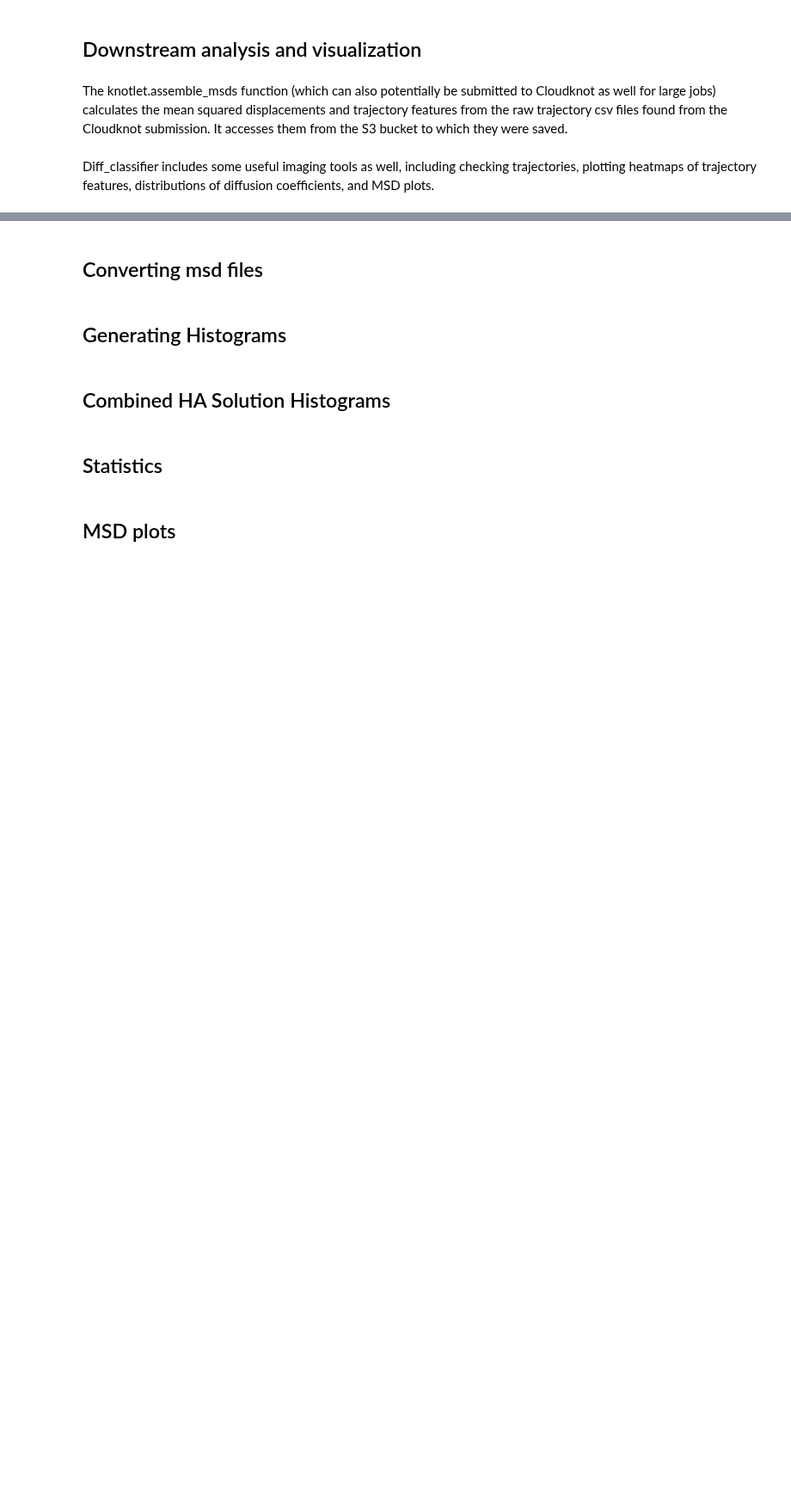
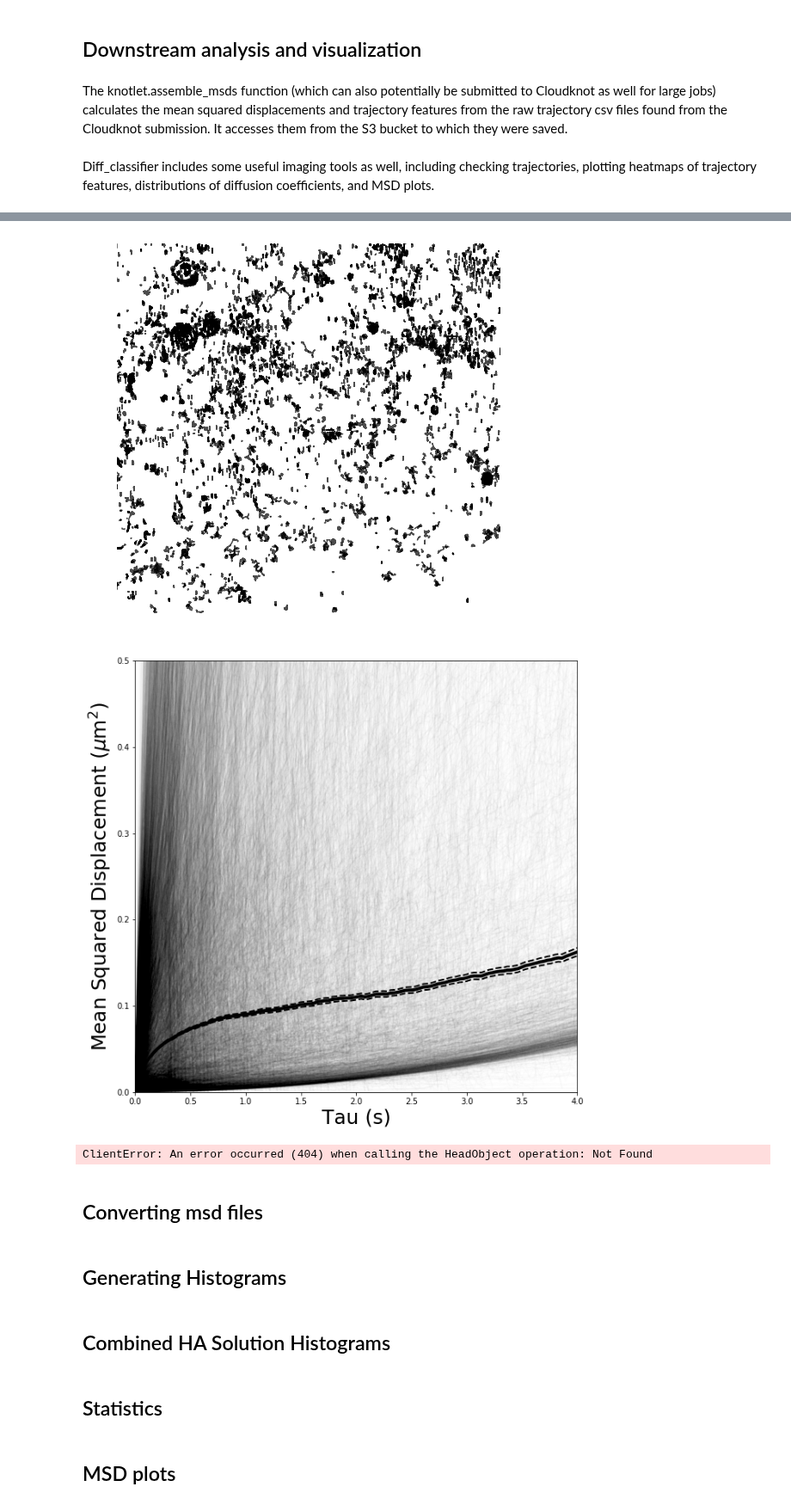
Before and after one commit to mimc7580/diff_classifier, a Jupyter notebook: notebooks/development/02_21_20_OGD_Severity_MPT_single_vid.ipynb, the cells around one changed output, grey strips where cells are left out. Shown at 86% size. Drawn from its saved outputs; the diff is of its cells as text; code cells hidden in the pictures; blank space fills up the shorter version.

```diff
--- a/notebooks/development/02_21_20_OGD_Severity_MPT_single_vid.ipynb
+++ b/notebooks/development/02_21_20_OGD_Severity_MPT_single_vid.ipynb
@@ -131,6 +128,0 @@ tparams1 = {'radius': 6.0, 'threshold': 0.0, 'do_median_filtering': False,
-# %%
-remote_folder = '02_21_20_OGD_Severity_MPT'
-bucket = 'mckenna.data'
-filename = 'NT_slice_1_striatum_vid_2_0_3.tif'
-aws.download_s3(remote_folder+'/'+filename, filename, bucket_name=bucket)
-local_name = filename
@@ -319,0 +473,19 @@ to_track
+# %%
+prefix = to_track[5]
+msds = 'msd_{}.csv'.format(prefix)
+feat = 'features_{}.csv'.format(prefix)
+aws.download_s3('{}/{}'.format(remote_folder, msds), msds, bucket_name=bucket)
+aws.download_s3('{}/{}'.format(remote_folder, feat), feat, bucket_name=bucket)
+hm.plot_trajectories(prefix, remote_folder=remote_folder, upload=True, figsize=(8, 8), bucket = bucket)
+print('Successfully uploaded trajectory plot for {}'.format(prefix))
+geomean, geoSEM = hm.plot_individual_msds(prefix, x_range=4, y_range=0.5, umppx=0.07, fps=30.3, upload=True, remote_folder=remote_folder, bucket = s3_bucket)
+aws.upload_s3('./geomean_{}.csv'.format(prefix), remote_folder+'/geomean_{}.csv'.format(prefix), bucket_name = bucket)
+aws.upload_s3('./geoSEM_{}.csv'.format(prefix), remote_folder+'/geoSEM_{}.csv'.format(prefix), bucket_name = bucket)
+aws.upload_s3('./msds_{}.png'.format(prefix), remote_folder+'/msds_{}.png'.format(prefix), bucket_name = bucket)
+os.remove('features_{}.csv'.format(prefix))
+os.remove('geoSEM_{}.csv'.format(prefix))
+os.remove('msd_{}.csv'.format(prefix))
+os.remove('geomean_{}.csv'.format(prefix))
+os.remove('msds_{}.png'.format(prefix))
+print('Successfully uploaded csv files for {}'.format(prefix))
+# %% [output]
@@ -320,5 +495,7 @@ to_track
+[figure, added]
+[figure, added]
 # %%
-for vids in to_track[45:90]:
+for vids in to_track[5]:
     prefix = vids
     msds = 'msd_{}.csv'.format(prefix)
     feat = 'features_{}.csv'.format(prefix)
@@ -326,7 +503,7 @@ for vids in to_track[45:90]:
     aws.download_s3('{}/{}'.format(remote_folder, feat), feat, bucket_name=bucket)
     hm.plot_trajectories(prefix, remote_folder=remote_folder, upload=True, figsize=(8, 8), bucket = bucket)
     print('Successfully uploaded trajectory plot for {}'.format(prefix))
-    geomean, geoSEM = hm.plot_individual_msds(prefix, x_range=4, y_range=0.5, umppx=0.07, fps=100, upload=True, remote_folder=remote_folder, bucket = bucket)
+    geomean, geoSEM = hm.plot_individual_msds(prefix, x_range=4, y_range=0.5, umppx=0.07, fps=30.3, upload=True, remote_folder=remote_folder, bucket = s3_bucket)
     aws.upload_s3('./geomean_{}.csv'.format(prefix), remote_folder+'/geomean_{}.csv'.format(prefix), bucket_name = bucket)
     aws.upload_s3('./geoSEM_{}.csv'.format(prefix), remote_folder+'/geoSEM_{}.csv'.format(prefix), bucket_name = bucket)
     aws.upload_s3('./msds_{}.png'.format(prefix), remote_folder+'/msds_{}.png'.format(prefix), bucket_name = bucket)
@@ -336,6 +513,8 @@ for vids in to_track[45:90]:
     os.remove('geomean_{}.csv'.format(prefix))
     os.remove('msds_{}.png'.format(prefix))
     print('Successfully uploaded csv files for {}'.format(prefix))
+# %% [output]
+ClientError: An error occurred (404) when calling the HeadObject operation: Not Found
 # %%
 geomean, geoSEM = hm.plot_individual_msds(prefix, x_range=4, y_range=0.5, umppx=0.07, fps=100, upload=True, remote_folder=remote_folder, bucket = bucket)
 aws.upload_s3('./geomean_{}.csv'.format(prefix), remote_folder+'/geomean_{}.csv'.format(prefix), bucket_name = bucket)
```
Also changed, not shown: parts of 49 cells of this notebook, 33 other files.
